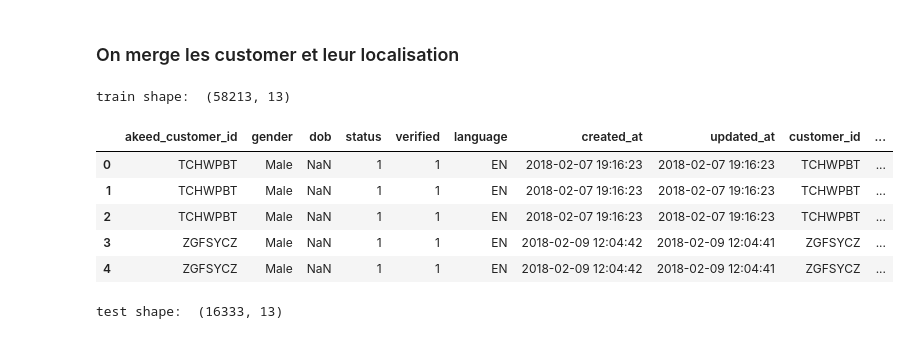
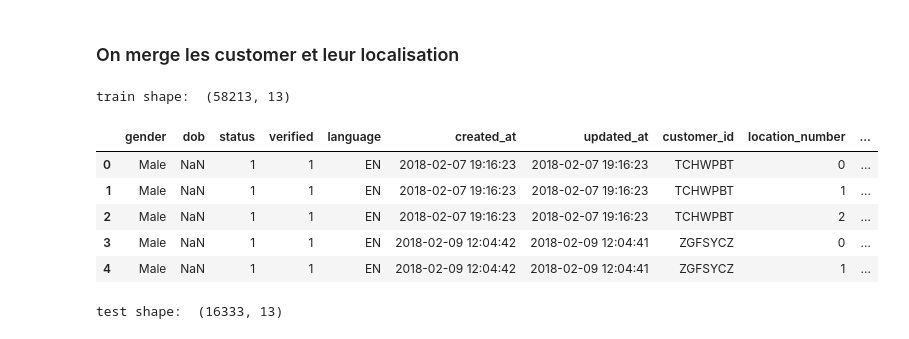
Before and after one commit to pili27/rema, a Jupyter notebook: FinalProject_Notebook.ipynb, the cells around one changed output. Cells and saved outputs as stored; diff of their text form; code cells hidden in the pictures.

```diff
--- a/FinalProject_Notebook.ipynb
+++ b/FinalProject_Notebook.ipynb
@@ -83,17 +90,19 @@ vendors shape:  (100, 59)
 # %%
 # merge train_customers and train_locations
 train = pd.merge(train_customers, train_locations, left_on='akeed_customer_id', right_on='customer_id')
+train.drop(['akeed_customer_id'], axis=1, inplace=True)
+train['CID X LOC'] = train['customer_id'] + ' X ' + train['location_number'].astype(str)
 
 print('train shape: ', train.shape)
 train.head()
 # %% [output]
 train shape:  (58213, 13)
-|  | akeed_customer_id | gender | dob | status | verified | language | created_at | updated_at | customer_id | ... |
-| 0 | TCHWPBT | Male | NaN | 1 | 1 | EN | 2018-02-07 19:16:23 | 2018-02-07 19:16:23 | TCHWPBT | ... |
-| 1 | TCHWPBT | Male | NaN | 1 | 1 | EN | 2018-02-07 19:16:23 | 2018-02-07 19:16:23 | TCHWPBT | ... |
-| 2 | TCHWPBT | Male | NaN | 1 | 1 | EN | 2018-02-07 19:16:23 | 2018-02-07 19:16:23 | TCHWPBT | ... |
-| 3 | ZGFSYCZ | Male | NaN | 1 | 1 | EN | 2018-02-09 12:04:42 | 2018-02-09 12:04:41 | ZGFSYCZ | ... |
-| 4 | ZGFSYCZ | Male | NaN | 1 | 1 | EN | 2018-02-09 12:04:42 | 2018-02-09 12:04:41 | ZGFSYCZ | ... |
+|  | gender | dob | status | verified | language | created_at | updated_at | customer_id | location_number | ... |
+| 0 | Male | NaN | 1 | 1 | EN | 2018-02-07 19:16:23 | 2018-02-07 19:16:23 | TCHWPBT | 0 | ... |
+| 1 | Male | NaN | 1 | 1 | EN | 2018-02-07 19:16:23 | 2018-02-07 19:16:23 | TCHWPBT | 1 | ... |
+| 2 | Male | NaN | 1 | 1 | EN | 2018-02-07 19:16:23 | 2018-02-07 19:16:23 | TCHWPBT | 2 | ... |
+| 3 | Male | NaN | 1 | 1 | EN | 2018-02-09 12:04:42 | 2018-02-09 12:04:41 | ZGFSYCZ | 0 | ... |
+| 4 | Male | NaN | 1 | 1 | EN | 2018-02-09 12:04:42 | 2018-02-09 12:04:41 | ZGFSYCZ | 1 | ... |
 # %%
 # merge test_customers and test_locations
 test = pd.merge(test_customers, test_locations, left_on='akeed_customer_id', right_on='customer_id')
```
Also changed, not shown: parts of 3 cells of this notebook.
